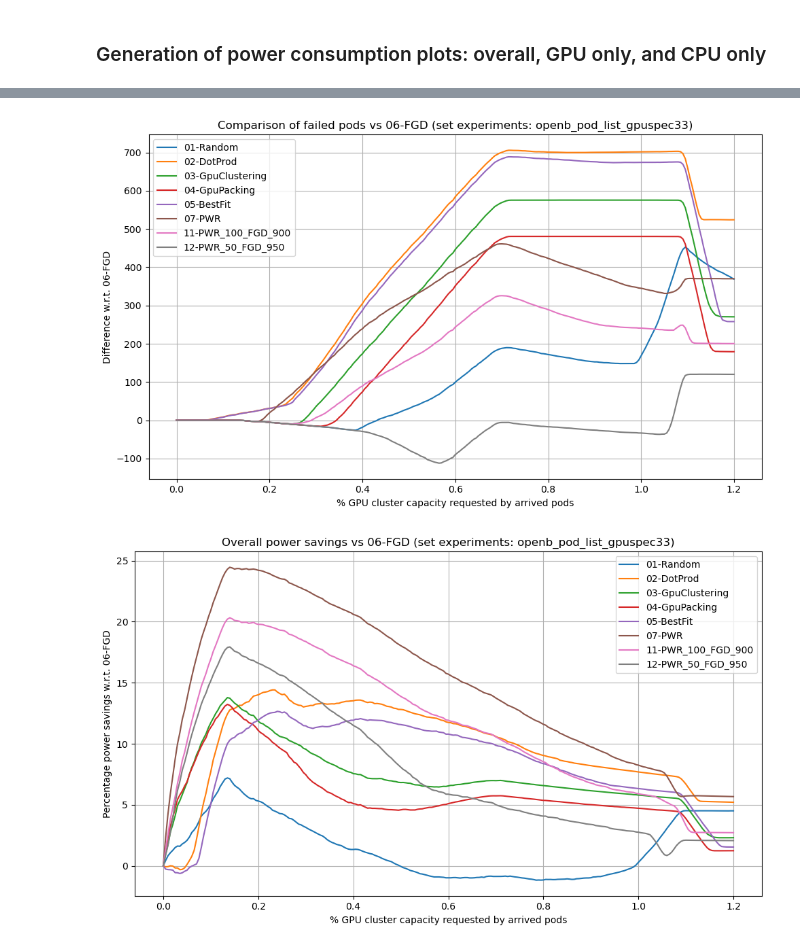
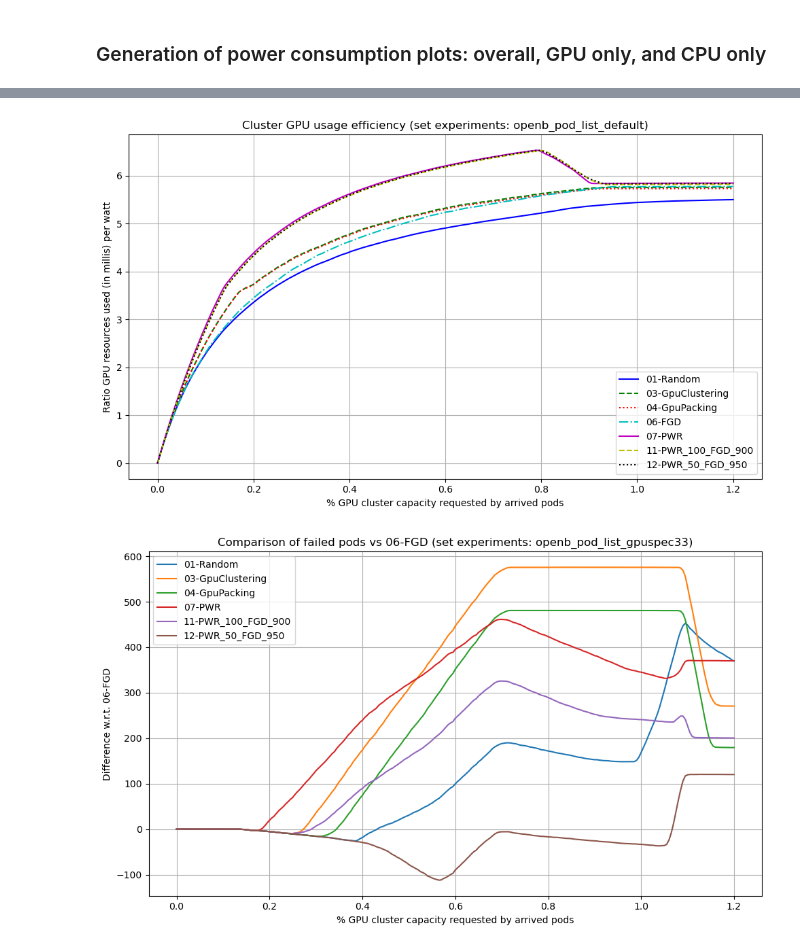
Before and after one commit to Fr4nz83/PWR-plugin-kubernetes, a Jupyter notebook: experiments/2 - Power consumption comparison and analysis.ipynb, the cells around one changed output, grey strips where cells are left out. Saved outputs shown, nothing was run; the diff lists cells and outputs as text; code cells hidden in the pictures.

```diff
--- a/experiments/2 - Power consumption comparison and analysis.ipynb
+++ b/experiments/2 - Power consumption comparison and analysis.ipynb
@@ -90,6 +117,8 @@ for fdir in fileDirs:
 
     policyDirs = sorted([x for x in fdir.iterdir() if x.is_dir()])
     for pdir in policyDirs:
+        print(f"Processing data for set of experiments: {fdir.name}.{pdir.name}")
+
         tuneDirs = sorted([x for x in pdir.iterdir() if x.is_dir()])
         for tdir in tuneDirs:
             seedDirs = sorted([x for x in tdir.iterdir() if x.is_dir()])
@@ -99,7 +128,6 @@ for fdir in fileDirs:
                 alloc = sdir / 'analysis_allo.csv'
                 schedfile = sdir / 'analysis_cdol.csv'
                 fragfile = sdir / 'analysis_frag.csv'
-
 
                 # Retrieve the total GPU cluster capacity (in millis).
                 try:
@@ -128,7 +156,7 @@ for fdir in fileDirs:
                 try:
                     df_allo = pd.read_csv(alloc)
                     df_allo.rename(columns = lambda x: x.split('-')[-1], inplace=True)
-                    df_allo = df_allo.loc[:, 'arrived_gpu_milli'] / allocation_value
+                    cum_gpu_allo = df_allo.loc[:, 'arrived_gpu_milli'] / allocation_value
 
                 except Exception as e:
                     print("ERROR alloc analysis: %s\n" % (e))
@@ -145,7 +173,7 @@ for fdir in fileDirs:
                 try:
                     df_pwr = pd.read_csv(pwrfile)
                     df_pwr.rename(columns = lambda x: x.split('-')[-1], inplace=True)
-                    df_pwr["cumulative_workload"] = df_allo
+                    df_pwr["cumulative_workload"] = cum_gpu_allo
                     df_pwr.set_index("cumulative_workload", inplace = True)
 
                     # Remove rows with duplicated index entries, keeping only the first entry for each group of duplicates.
@@ -174,7 +202,7 @@ for fdir in fileDirs:
                     df_frag = pd.read_csv(fragfile)
                     df_frag.rename(columns = lambda x: x.split('-')[-1], inplace=True)
                     df_frag = df_frag[["origin_ratio"]]
-                    df_frag["cumulative_workload"] = df_allo
+                    df_frag["cumulative_workload"] = cum_gpu_allo
                     df_frag.set_index("cumulative_workload", inplace = True)
 
                     # Remove rows with duplicated index entries, keeping only the first entry for each group of duplicates.
@@ -203,9 +231,14 @@ for fdir in fileDirs:
                     df_sched_pod = pd.read_csv(schedfile)
                     df_sched_pod.rename(columns = lambda x: x.split('-')[-1], inplace=True)
                     df_sched_pod = df_sched_pod[['event']]
-                    df_sched_pod["cumulative_workload"] = df_allo
+                    df_sched_pod["issued_pods"] = df_sched_pod.index + 1
+                    df_sched_pod["cumulative_workload"] = cum_gpu_allo
                     df_sched_pod['event'] = 1 * (df_sched_pod['event'] == 'failed')
                     df_sched_pod['event'] = df_sched_pod['event'].cumsum()
+                    df_sched_pod.rename(columns = {'event' : 'failed_pods_cumsum'}, inplace = True)
+                    df_sched_pod['used_gpu_milli'] = df_allo['used_gpu_milli']
+                    df_sched_pod['ratio_failed_pods'] = df_sched_pod["failed_pods_cumsum"] / df_sched_pod["issued_pods"]
+                    df_sched_pod['successful_pods'] = df_sched_pod["issued_pods"] - df_sched_pod["failed_pods_cumsum"]
                     df_sched_pod.set_index("cumulative_workload", inplace = True)
 
                     df_sched_pod = df_sched_pod[~df_sched_pod.index.duplicated(keep='first')]
@@ -230,8 +281,16 @@ for fdir in fileDirs:
 # %% [markdown]
 #### Compute the average power consumption and number of failed plugins within each score plugin's set of runs.
 # %%
-# Set of competitors to exclude to avoid cluttering too much the plots.
-set_remove_competitors = {'08-PWR_500_FGD_500', '13-PWR_25_FGD_975', '09-PWR_300_FGD_700', '10-PWR_200_FGD_800'}
+# Set of competitors to exclude to avoid cluttering the plots too much.
+set_remove_competitors = {#'01-Random',
+                          '02-DotProd',
+                          #'03-GpuClustering',
+                          #'04-GpuPacking',
+                          '05-BestFit',
+                          '08-PWR_500_FGD_500',
+                          '13-PWR_25_FGD_975',
+                          '09-PWR_300_FGD_700',
+                          '10-PWR_200_FGD_800'}
 
 
 # Compute the average power consumption for each score plugin.
@@ -240,7 +299,7 @@ for k in df_pwr_dict.keys() :
     dict_pwr_final_res[k] = {}
     for k2 in df_pwr_dict[k].keys() :
         if k2 in set_remove_competitors : continue
-        print(f"Computing cluster power consumption mean for level ({k},{k2}) ({len(df_pwr_dict[k][k2])} reps)")
+        print(f"Computing cluster power consumption mean for level ({k},{k2}) ({len(df_pwr_dict[k][k2])} repetitions found)")
         dict_pwr_final_res[k][k2] = sum(df_pwr_dict[k][k2]) / len(df_pwr_dict[k][k2])
 
 
@@ -250,7 +309,7 @@ for k in df_frag_dict.keys() :
     dict_frag_final_res[k] = {}
     for k2 in df_frag_dict[k].keys() :
         if k2 in set_remove_competitors : continue
-        print(f"Computing fragmentation mean for level ({k},{k2}) ({len(df_frag_dict[k][k2])} reps)")
+        print(f"Computing fragmentation mean for level ({k},{k2}) ({len(df_frag_dict[k][k2])} repetitions found)")
         dict_frag_final_res[k][k2] = sum(df_frag_dict[k][k2]) / len(df_frag_dict[k][k2])
 
 
@@ -260,7 +319,7 @@ for k in df_sched_pod_dict.keys() :
     dict_sched_final_res[k] = {}
     for k2 in df_sched_pod_dict[k].keys() :
         if k2 in set_remove_competitors : continue
-        print(f"Computing mean # of pods that have failed to schedule for level ({k},{k2}) ({len(df_sched_pod_dict[k][k2])} reps)")
+        print(f"Computing mean # of pods that have failed to schedule for level ({k},{k2}) ({len(df_sched_pod_dict[k][k2])} repetitions found)")
         dict_sched_final_res[k][k2] = sum(df_sched_pod_dict[k][k2]) / len(df_sched_pod_dict[k][k2])
 
 
@@ -295,12 +354,17 @@ for level in dict_pwr_final_res.keys() :
     # Plot the difference between number of pods that failed with some competitor w.r.t. the reference competitor.
     # X-axis represents the arrived workloads in % of GPU resources available in the cluster.
     plot_failed_relative(dict_sched_final_res[level], reference_competitor,
-                         "event", f"Comparison of failed pods vs {reference_competitor} (set experiments: {level})")
+                         "failed_pods_cumsum", f"Comparison of failed pods vs {reference_competitor} (set experiments: {level})")
 
     # Plot the energy savings achieved with some competitor w.r.t. the reference competitor.
     # X-axis represents the arrived workloads in % of GPU resources available in the cluster.
     plot_energy_savings(dict_pwr_final_res[level], reference_competitor,
                         "power_cluster", f"Overall power savings vs {reference_competitor} (set experiments: {level})")
+
+    plot_efficiency(dict_pwr_final_res[level],
+                    dict_sched_final_res[level],
+                    "power_cluster_GPU", "used_gpu_milli",
+                    f"Cluster GPU usage efficiency (set experiments: {level})")
 
     # Plot the overall cluster energy consumption w.r.t. the arrived workloads in % of GPU resources available in the cluster.
     if False :
@@ -343,2 +407,2 @@ for level in dict_pwr_final_res.keys() :
-[figure, old version]
+[figure, new version]
-[figure, old version]
+[figure, new version]
```
Also changed, not shown: parts of 5 cells of this notebook, 1 other file.
